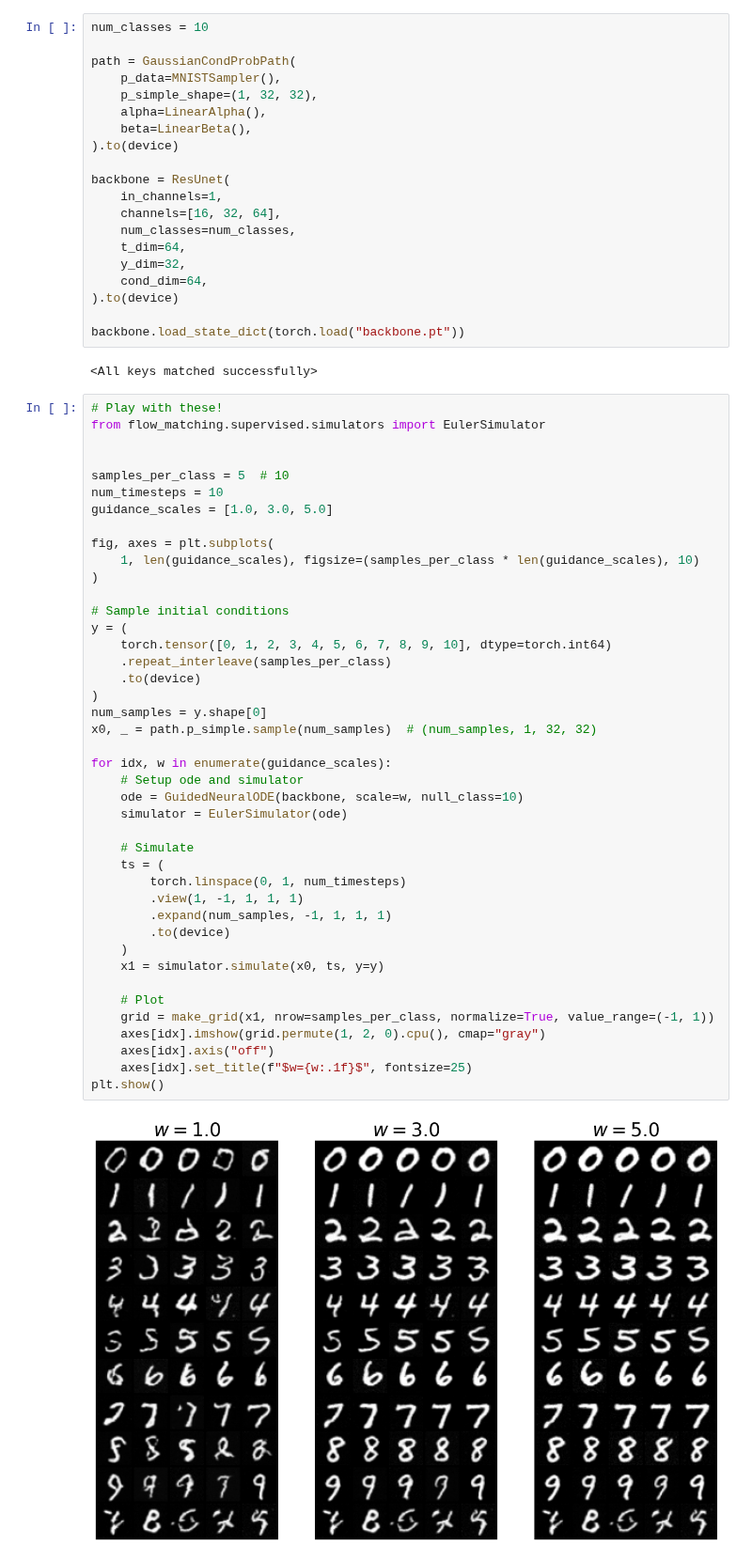
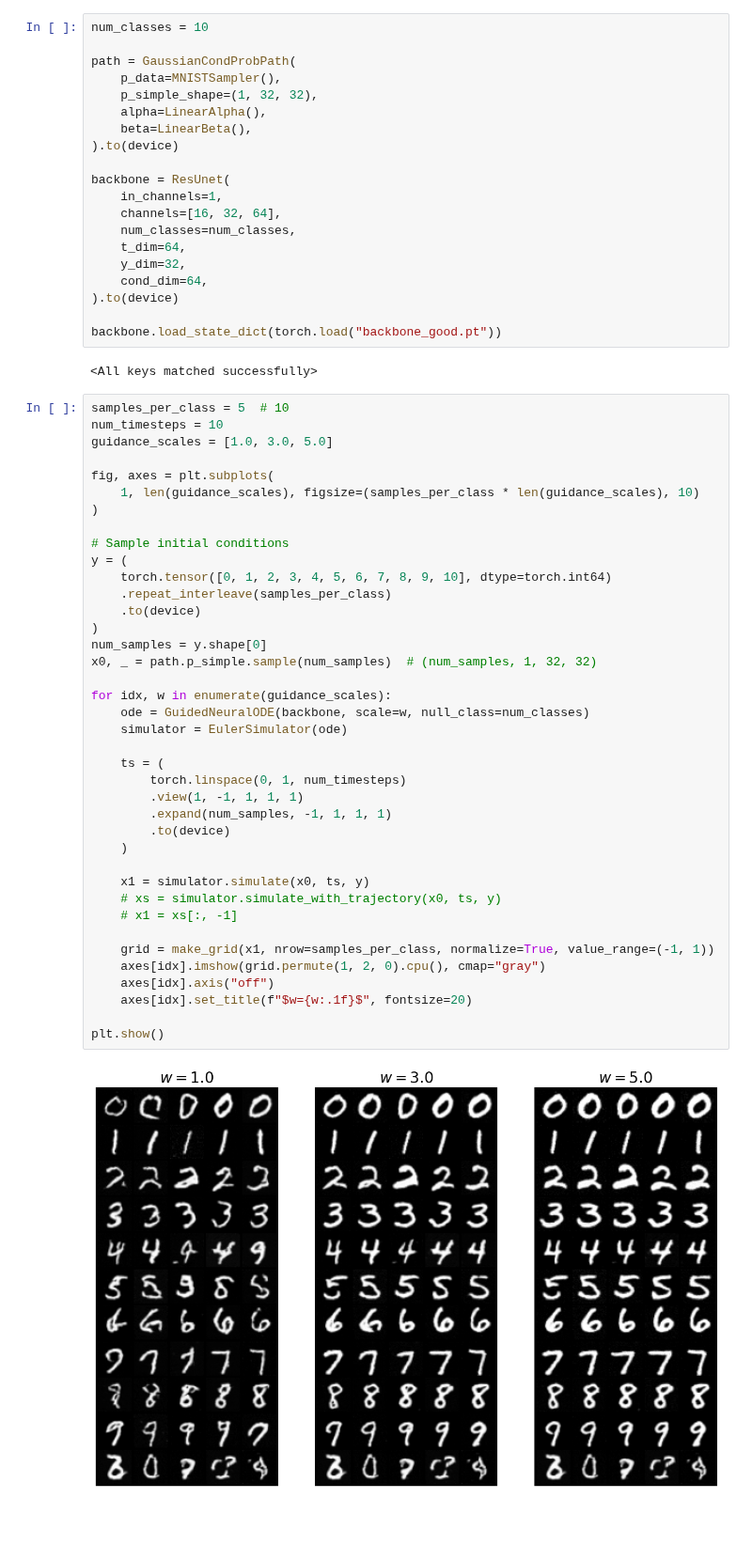
Before and after one commit to chookcurry/flow-matching, a Jupyter notebook: notebooks/mnist/eval.ipynb, the cells around one changed output. Shown at 94% size. Drawn from its saved outputs; the diff is of its cells as text; blank space fills up the shorter version.

Commit message:
fix eta, revert to euler simulater

```diff
--- a/notebooks/mnist/eval.ipynb
+++ b/notebooks/mnist/eval.ipynb
@@ -37,50 +37,47 @@ backbone = ResUnet(
     cond_dim=64,
 ).to(device)
 
-backbone.load_state_dict(torch.load("backbone.pt"))
+backbone.load_state_dict(torch.load("backbone_good.pt"))
 # %% [output]
 <All keys matched successfully>
 # %%
-# Play with these!
-from flow_matching.supervised.simulators import EulerSimulator
-
-
 samples_per_class = 5  # 10
 num_timesteps = 10
 guidance_scales = [1.0, 3.0, 5.0]
 
 fig, axes = plt.subplots(
     1, len(guidance_scales), figsize=(samples_per_class * len(guidance_scales), 10)
 )
 
 # Sample initial conditions
 y = (
     torch.tensor([0, 1, 2, 3, 4, 5, 6, 7, 8, 9, 10], dtype=torch.int64)
     .repeat_interleave(samples_per_class)
     .to(device)
 )
 num_samples = y.shape[0]
 x0, _ = path.p_simple.sample(num_samples)  # (num_samples, 1, 32, 32)
 
 for idx, w in enumerate(guidance_scales):
-    # Setup ode and simulator
-    ode = GuidedNeuralODE(backbone, scale=w, null_class=10)
+    ode = GuidedNeuralODE(backbone, scale=w, null_class=num_classes)
     simulator = EulerSimulator(ode)
 
-    # Simulate
     ts = (
         torch.linspace(0, 1, num_timesteps)
         .view(1, -1, 1, 1, 1)
         .expand(num_samples, -1, 1, 1, 1)
         .to(device)
     )
-    x1 = simulator.simulate(x0, ts, y=y)
 
-    # Plot
+    x1 = simulator.simulate(x0, ts, y)
+    # xs = simulator.simulate_with_trajectory(x0, ts, y)
+    # x1 = xs[:, -1]
+
     grid = make_grid(x1, nrow=samples_per_class, normalize=True, value_range=(-1, 1))
     axes[idx].imshow(grid.permute(1, 2, 0).cpu(), cmap="gray")
     axes[idx].axis("off")
-    axes[idx].set_title(f"$w={w:.1f}$", fontsize=25)
+    axes[idx].set_title(f"$w={w:.1f}$", fontsize=20)
+
 plt.show()
 # %% [output]
-[figure, old version]
+[figure, new version]
```
Also changed, not shown: parts of 2 cells of this notebook, 5 other files.
